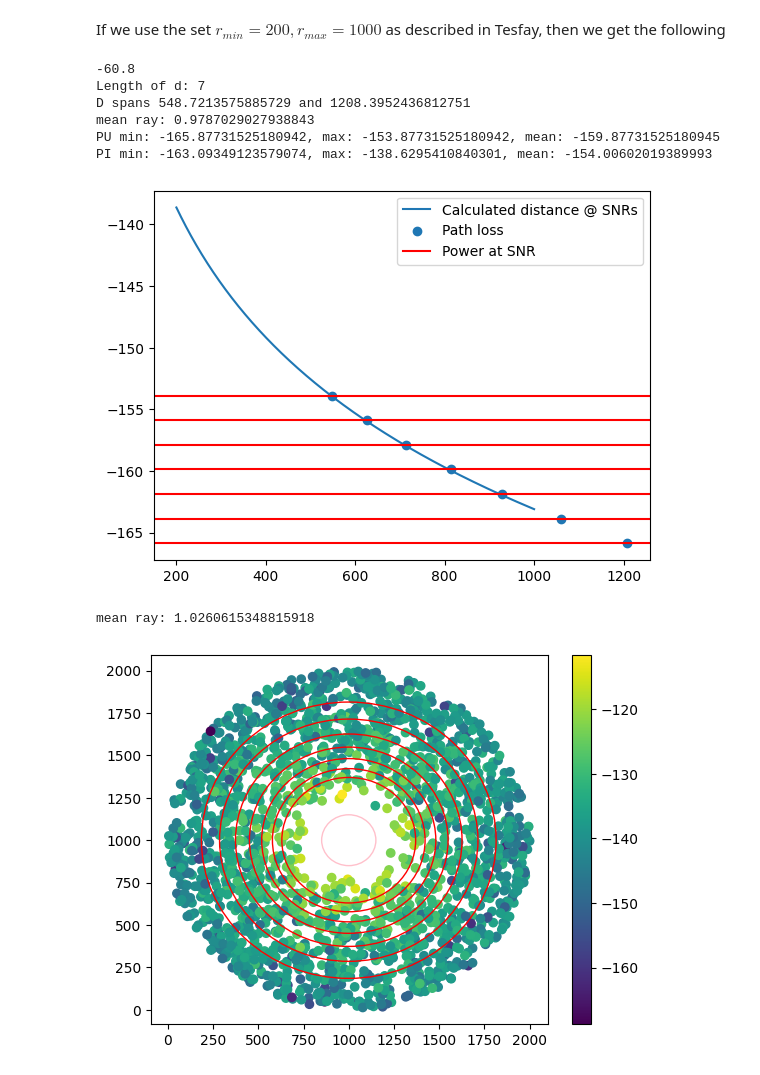
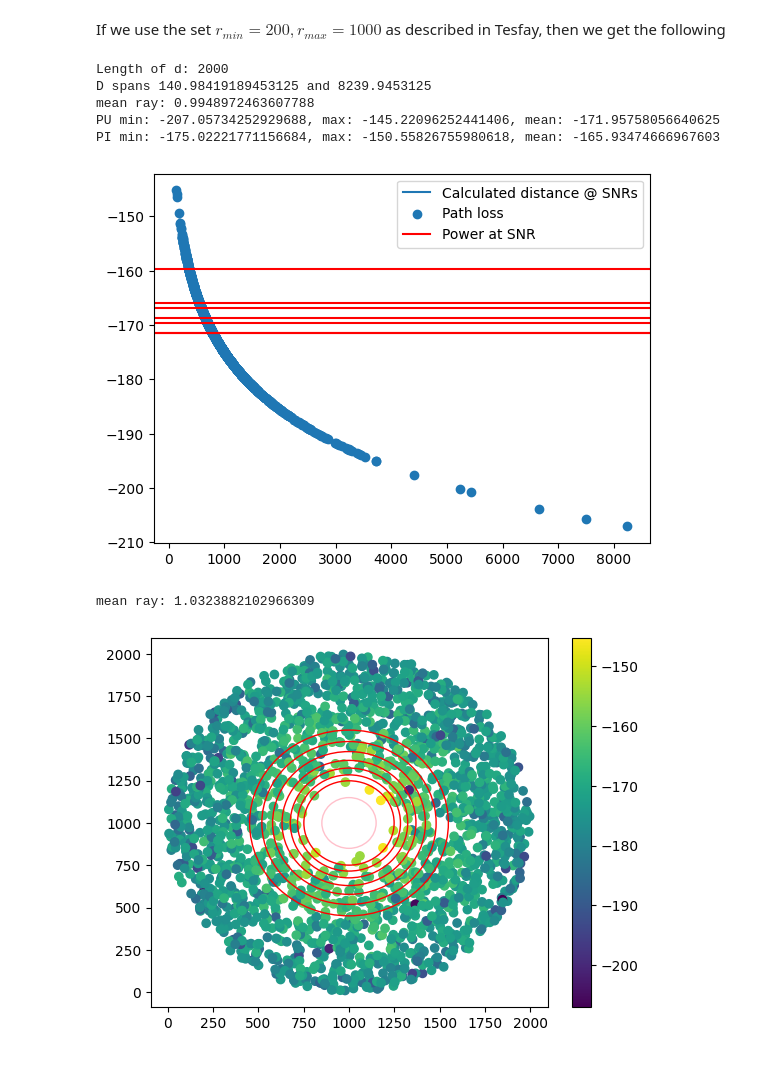
Before and after one commit to CKjaer/ml-lora-communication, a Jupyter notebook: ser_includes/SignalCalculations.ipynb, the cells around one changed output. Saved outputs shown, nothing was run; the diff lists cells and outputs as text; code cells hidden in the pictures.

```diff
--- a/ser_includes/SignalCalculations.ipynb
+++ b/ser_includes/SignalCalculations.ipynb
@@ -65,18 +65,18 @@ def getRayleighSamples(n:int, v:bool = False):
     ray = tf.abs((1/tf.sqrt(tf.constant(2,dtype=tf.complex64)))*tf.complex(real, imag))
     return ray
 
-
-def getPSfromSNR(SNR, v:bool = False):
+def getPSfromSNR(SNR, Pt, v:bool = False):
     # To estimate the distance accurately, we pull alot of Rayleig samples and average them
     SNR_lin = calcFromdB(SNR)
-    Ps = SNR_lin * PN0
+    hj = np.sqrt((SNR_lin * PN0)/(Pt))
+    Ps = np.power(hj,2.0) * Pt
     if v:
         print(f"Length of Ps: {len(Ps)}")
         print(f"Ps spans {np.min(Ps)} and {np.max(Ps)}")
     return Ps
 
 def calcDfromPs(Ps, eta, tp, v:bool = False):
-    d = np.power(Ps/tp, -1/eta)
+    d = np.power(Ps/(tp), -1/eta)
     if v:
         print(f"Length of d: {len(d)}")
         print(f"D spans {np.min(d)} and {np.max(d)}")
@@ -84,7 +84,8 @@ def calcDfromPs(Ps, eta, tp, v:bool = False):
 
 def calcPSfromD(d, eta, ray_scale:bool, tp, v:bool = False):
     ray = getRayleighSamples(len(d), v = v)
-    Ps = tp * np.power(d, -eta)
+    dist_loss = np.power(d, -eta)
+    Ps = dist_loss * tp
     if ray_scale:
         Ps = Ps * ray**2
     else:
@@ -98,11 +99,14 @@ def calcPSfromD(d, eta, ray_scale:bool, tp, v:bool = False):
 # Get SNRS in lin scale
 SNR = np.linspace(-4, -16, 7) #[dB]
 # Calculate Transmit Power - According to PhD then 14 dBm is the transmit power
-tp = calcFromdB(14-30) # [W]
+tp = calcFromdB(-62) # [W]
 eta = 3.5
-Ps = getPSfromSNR(SNR, v = True)
+Ps = getPSfromSNR(SNR,tp, v = True)
 d = calcDfromPs(Ps, eta, tp, v = True)
 for i, snr in enumerate(SNR):
     print(f"SNR: {snr}, Ps: {calcTodB(Ps[i])}, SNR: {calcTodB(Ps[i]/PN0):.2f} distance: {d[i]}")
+
+ray_test = getRayleighSamples(int(1e5), v = True)
+print(np.mean(ray_test**2))
 # %% [output]
 Length of Ps: 7
@@ -136,32 +141,30 @@ def plot(d_in, Ps_in, eta, transmit_power, SNR, rmin, rmax, ray_scale:bool = Fal
     plt.legend(["Calculated distance @ SNRs","Path loss", "Power at SNR"])
     plt.show()
 
-tp = calcFromdB(-64) # [W]
-print(-16*3.8)
+tp = calcFromdB(-70) # [W]
 d = calcDfromPs(Ps, eta, tp, v = True)
-plot(d, Ps, eta, tp, SNR, 200, 1000)
+plot(d, Ps, eta, tp, SNR, 200, 1000, False)
 # %% [output]
--60.8
-Length of d: 7
-D spans 548.7213575885729 and 1208.3952436812751
-mean ray: 0.9787029027938843
-PU min: -165.87731525180942, max: -153.87731525180942, mean: -159.87731525180945
-PI min: -163.09349123579074, max: -138.6295410840301, mean: -154.00602019389993
+Length of d: 2000
+D spans 140.98419189453125 and 8239.9453125
+mean ray: 0.9948972463607788
+PU min: -207.05734252929688, max: -145.22096252441406, mean: -171.95758056640625
+PI min: -175.02221771156684, max: -150.55826755980618, mean: -165.93474666967603
-[figure, old version]
+[figure, new version]
 # %%
 N = int(2e3)
 R = np.sqrt(np.random.uniform(size = N))*800 + 200
 theta = np.random.uniform(size = N)*2*np.pi
 x = R*np.cos(theta)
 y = R*np.sin(theta)
 d_i = np.sqrt(x**2 + y**2)
-Ps = calcPSfromD(d_i, eta, True, tp)
-plt.scatter(x + 1000, y + 1000, c = calcTodB(Ps)+30)
+Pi = calcPSfromD(d_i, eta, True, tp)
+plt.scatter(x + 1000, y + 1000, c = calcTodB(Pi))
 for i in range(len(SNR)):
     plt.gca().add_patch(plt.Circle((1000,1000), d[i], edgecolor='r', facecolor='none'))
 plt.gca().add_patch(plt.Circle((1000,1000), calcTodB(PN0), edgecolor='pink', facecolor='none'))
 plt.colorbar()
 plt.show()
 # %% [output]
-mean ray: 1.0260615348815918
+mean ray: 1.0323882102966309
-[figure, old version]
+[figure, new version]
```
Also changed, not shown: parts of 1 cell of this notebook.
